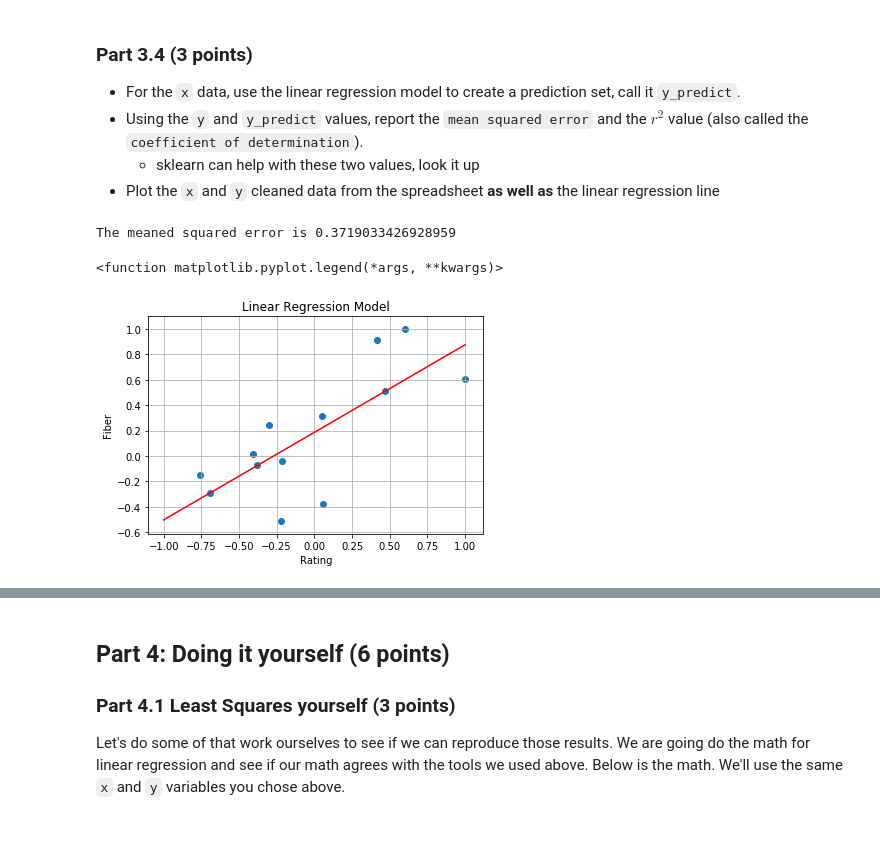
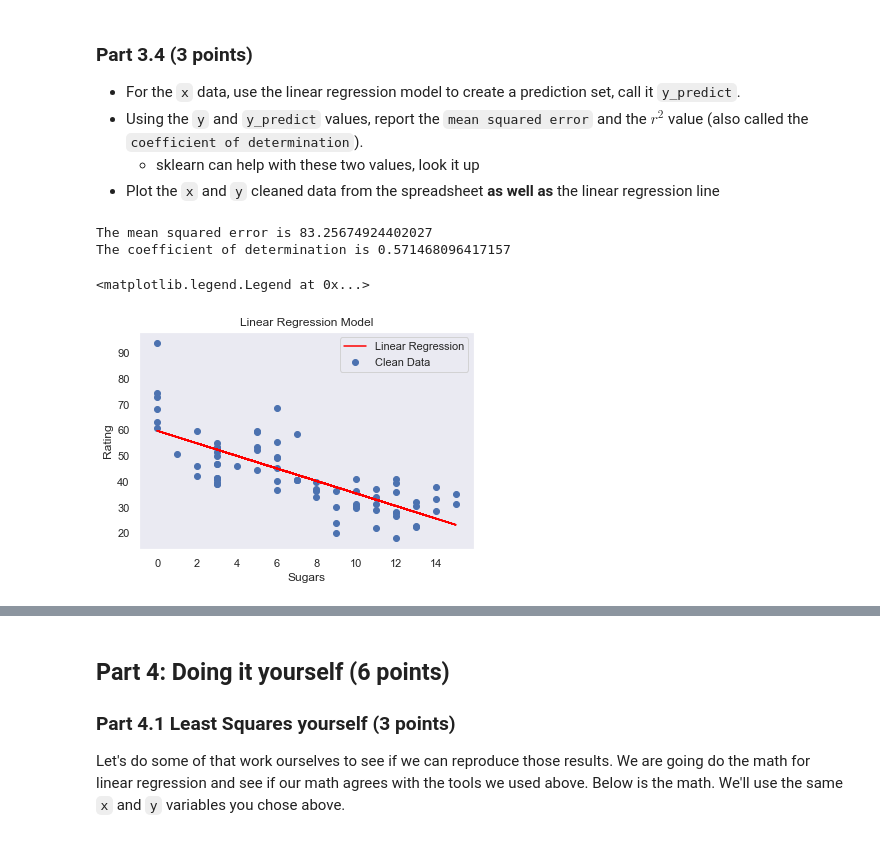
Before and after one commit to wiltand1/cmse_20, a Jupyter notebook: Homework Assignments/hw-02/HW-02-regression-STUDENT.ipynb, the cells around one changed output, grey strips where cells are left out. Saved outputs shown, nothing was run; the diff lists cells and outputs as text; code cells hidden in the pictures.

```diff
--- a/Homework Assignments/hw-02/HW-02-regression-STUDENT.ipynb
+++ b/Homework Assignments/hw-02/HW-02-regression-STUDENT.ipynb
@@ -108,12 +108,12 @@ Make a new data frame called `clean` that has any row with a `-1` removed. Here
 After you are done, print the now cleaned data frame (show the data frame)
 # %%
 ## your code here
-bad_list = []
-for index, row in cereal_data.iterrows():
-    for cell in row:
-        if cell == -1:
-            bad_list.append(index)
-clean = cereal_data.drop(bad_list)
+bad_rows = []
+for index, row in cereal_data.iterrows(): #Iterates through each row in the df
+    for cell in row: #Iterates through each cell in every iterated row
+        if cell == -1: #Condition of a cell being each to -1
+            bad_rows.append(index) #If condition is satified in a particular row, the index is appended to list
+clean = cereal_data.drop(bad_rows) #Drops each index on `bad_rows`
 clean
 # %% [output]
 |  | name | calories | protein | fat | sodium | fiber | carbo | sugars | potass | vitamins | shelf | ... |
@@ -158,0 +151,9 @@ sn.heatmap(matrix)
+# %%
+## your code here
+import seaborn as sns
+matrix = clean.corr() #Creates a new df where the strength of correlation btw each varaible is observed
+matrix = matrix.round(2) #Rounds each value in the df
+sns.set()
+fig, ax = plt.subplots(figsize=(10,10)) #Selects fig size
+sns.heatmap(matrix, annot = True, linewidth = .5, ax= ax)
+plt.title("Cereal Data Heatmap")
@@ -170,8 +174,8 @@ Having selected an independent variable, let us do a linear regression using you
 Create two new `DataFrame` using  your selected `x` and `y` values from above, create a linear regression model of the data and print the slope and intercept values you found
 # %%
 # your code here
-x = matrix['rating']
-y = matrix['fiber']
+x = clean['sugars']
+y = clean['rating']
 x_df = pd.DataFrame(x) #Created data frames but did not use because curve fit only takes in series'
 y_df = pd.DataFrame(y)
 # %%
@@ -197,25 +203,24 @@ For this linear regression model, the slope is 0.6889699736595711 while th y-int
+# %%
+y_predict = func(x, popt[0], popt[1])
+print("The mean squared error is", sklearn.metrics.mean_squared_error(y, y_predict))
+print("The coefficient of determination is", sklearn.metrics.r2_score(y, y_predict))
+# %% [output]
+The mean squared error is 83.25674924402027
+The coefficient of determination is 0.571468096417157
 # %%
 ## your code here
-
-cf_x = np.linspace(-1, 1, 13)
-y_predict = func(cf_x, popt[0], popt[1])
-
-from sklearn.metrics import mean_squared_error
-print("The meaned squared error is", sklearn.metrics.mean_squared_error(y, y_predict))
-
 import matplotlib.pyplot as plt
 %matplotlib inline
-plt.plot(cf_x, cf_y, color = 'red', label = 'Linear Regression')
+plt.plot(x, y_predict, color = 'red', label = 'Linear Regression')
 plt.scatter(x, y, label = 'Clean Data')
 plt.title('Linear Regression Model')
-plt.xlabel('Rating')
-plt.ylabel('Fiber')
+plt.xlabel('Sugars')
+plt.ylabel('Rating')
 plt.grid()
-plt.legend
+plt.legend()
 # %% [output]
-The meaned squared error is 0.3719033426928959
+<matplotlib.legend.Legend at 0x...>
-<function matplotlib.pyplot.legend(*args, **kwargs)>
-[figure, old version]
+[figure, new version]
 # %% [markdown]
 <img src="https://3.bp.blogspot.com/-i-4_PJncM9Y/UPKZWigjWtI/AAAAAAAAAGw/RcMBVqvETeE/s1600/yellow_star-1331px.png" align="left" width=35px> **Time to push your changes to your github repository and then carry on**
 # %% [markdown]
```
Also changed, not shown: parts of 11 cells of this notebook.
